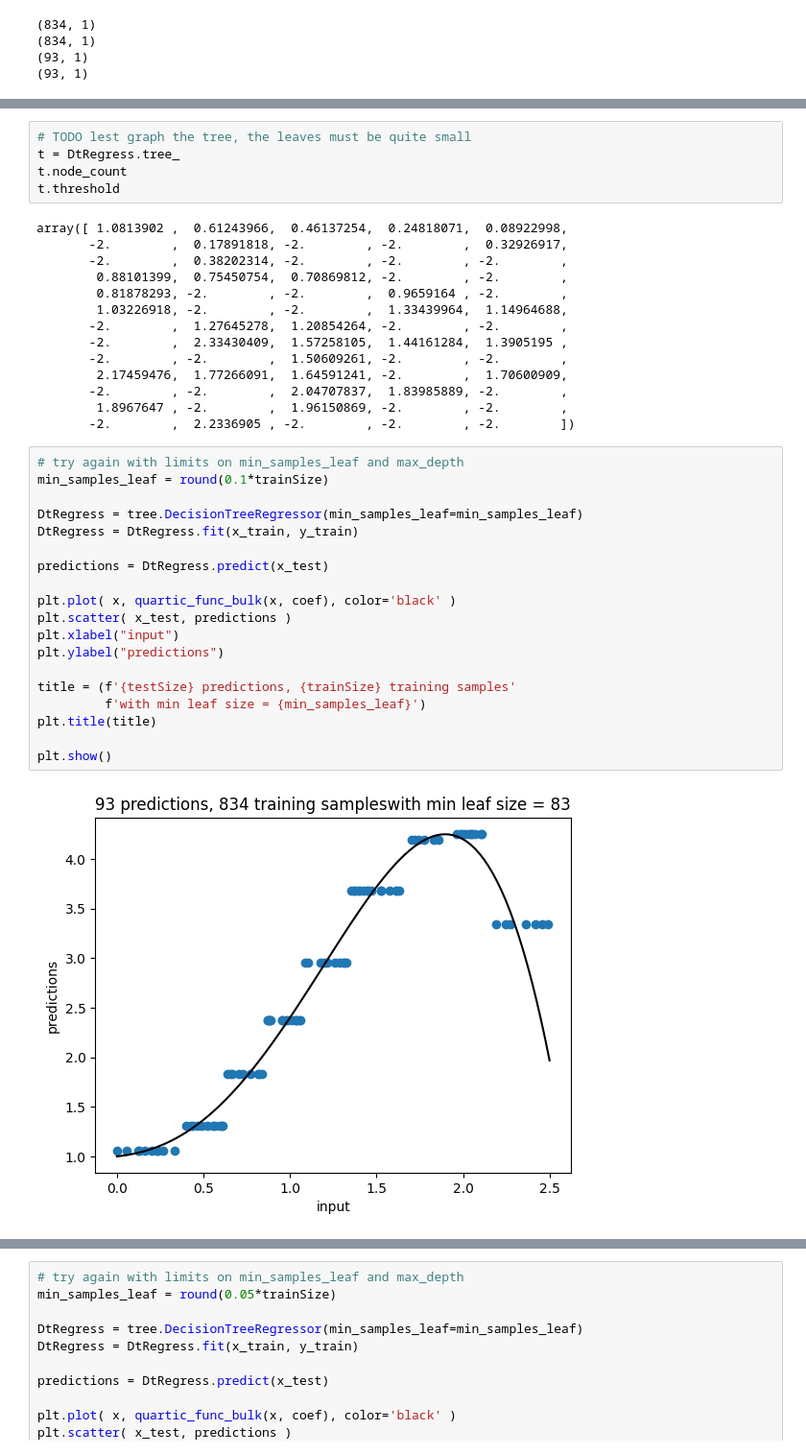
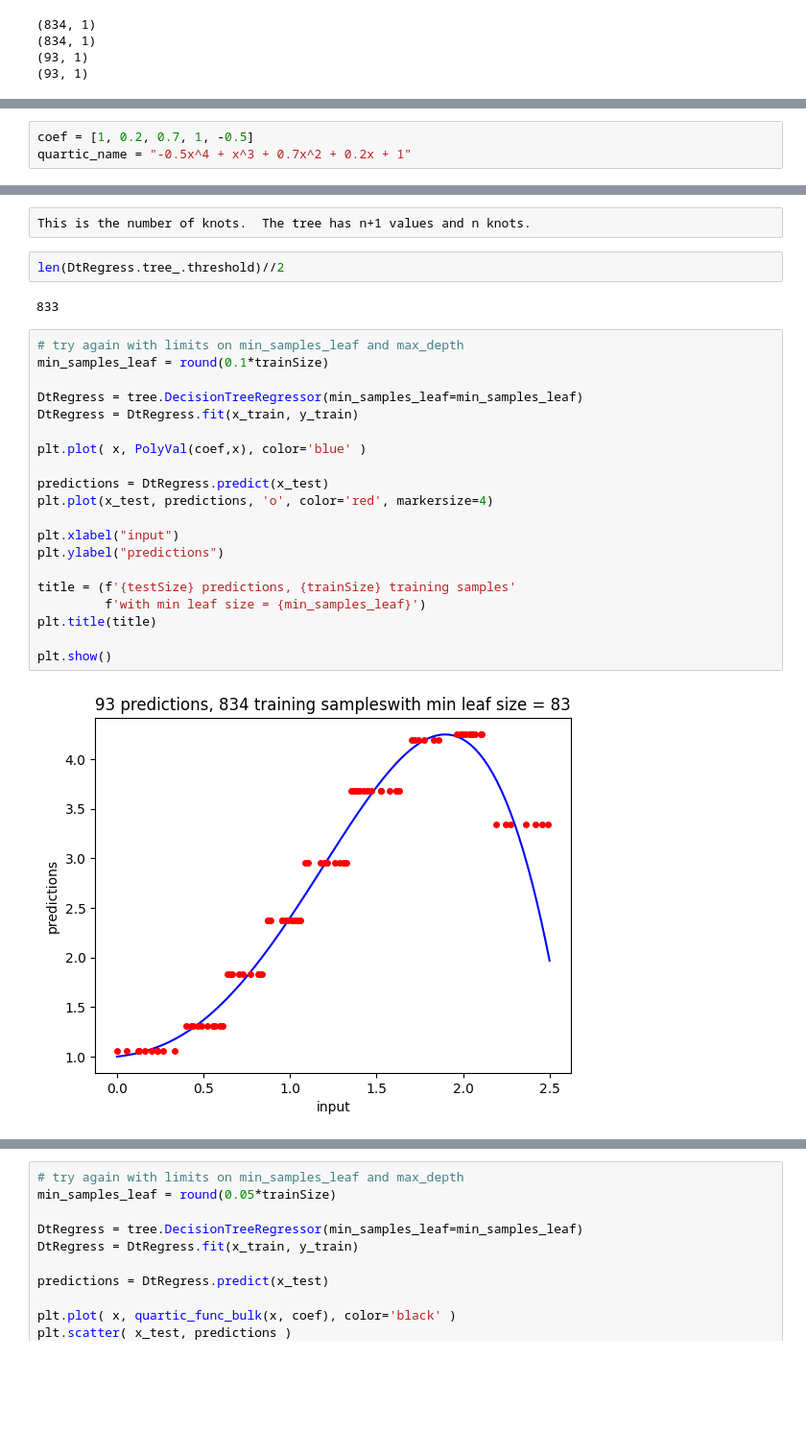
Before and after one commit to DesignToolInvestor/MLPlay, a Jupyter notebook: ToyTree/ScikitLearnTreeRegression00.ipynb, the cells around one changed output, grey strips where cells are left out. Shown: that part at 96% size. Saved outputs shown, nothing was run; the diff lists cells and outputs as text; blank space fills up the shorter version.

```diff
--- a/ToyTree/ScikitLearnTreeRegression00.ipynb
+++ b/ToyTree/ScikitLearnTreeRegression00.ipynb
@@ -79,3 +56,6 @@ quartic_func(2,coef)
+# %%
+coef = [1, 0.2, 0.7, 1, -0.5]
+quartic_name = "-0.5x^4 + x^3 + 0.7x^2 + 0.2x + 1"
 # %%
 DtRegress = tree.DecisionTreeRegressor()
 DtRegress = DtRegress.fit(x_train, y_train)
@@ -94,40 +77,28 @@ plt.show()
-# %%
-# TODO lest graph the tree, the leaves must be quite small
-t = DtRegress.tree_
-t.node_count
-t.threshold
-# %% [output]
-array([ 1.0813902 ,  0.61243966,  0.46137254,  0.24818071,  0.08922998,
-       -2.        ,  0.17891818, -2.        , -2.        ,  0.32926917,
-       -2.        ,  0.38202314, -2.        , -2.        , -2.        ,
-        0.88101399,  0.75450754,  0.70869812, -2.        , -2.        ,
-        0.81878293, -2.        , -2.        ,  0.9659164 , -2.        ,
-        1.03226918, -2.        , -2.        ,  1.33439964,  1.14964688,
-       -2.        ,  1.27645278,  1.20854264, -2.        , -2.        ,
-       -2.        ,  2.33430409,  1.57258105,  1.44161284,  1.3905195 ,
-       -2.        , -2.        ,  1.50609261, -2.        , -2.        ,
-        2.17459476,  1.77266091,  1.64591241, -2.        ,  1.70600909,
-       -2.        , -2.        ,  2.04707837,  1.83985889, -2.        ,
-        1.8967647 , -2.        ,  1.96150869, -2.        , -2.        ,
-       -2.        ,  2.2336905 , -2.        , -2.        , -2.        ])
+# %% [raw]
+This is the number of knots.  The tree has n+1 values and n knots.
+# %%
+len(DtRegress.tree_.threshold)//2
+# %% [output]
+833
 # %%
 # try again with limits on min_samples_leaf and max_depth
 min_samples_leaf = round(0.1*trainSize)
 
 DtRegress = tree.DecisionTreeRegressor(min_samples_leaf=min_samples_leaf)
 DtRegress = DtRegress.fit(x_train, y_train)
 
+plt.plot( x, PolyVal(coef,x), color='blue' )
+
 predictions = DtRegress.predict(x_test)
+plt.plot(x_test, predictions, 'o', color='red', markersize=4)
 
-plt.plot( x, quartic_func_bulk(x, coef), color='black' )
-plt.scatter( x_test, predictions )
 plt.xlabel("input")
 plt.ylabel("predictions")
 
 title = (f'{testSize} predictions, {trainSize} training samples'
          f'with min leaf size = {min_samples_leaf}')
 plt.title(title)
 
 plt.show()
 # %% [output]
-[figure, old version]
+[figure, new version]
```
Also changed, not shown: parts of 8 cells of this notebook, 4 other files.
